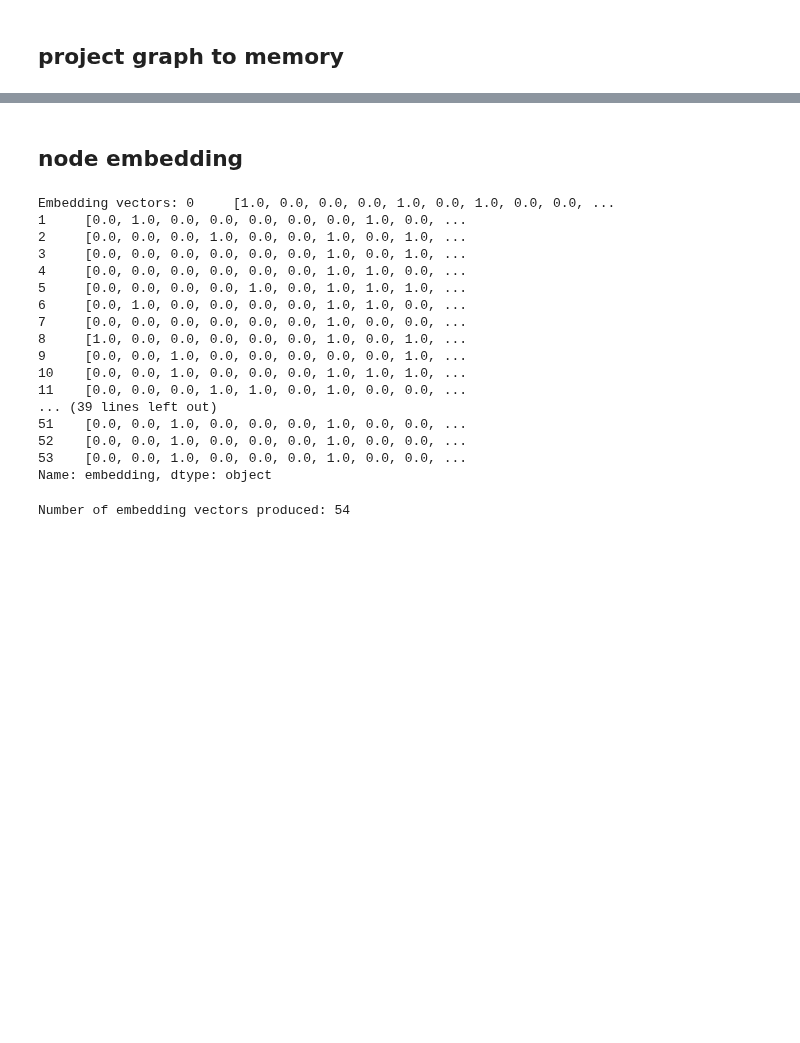
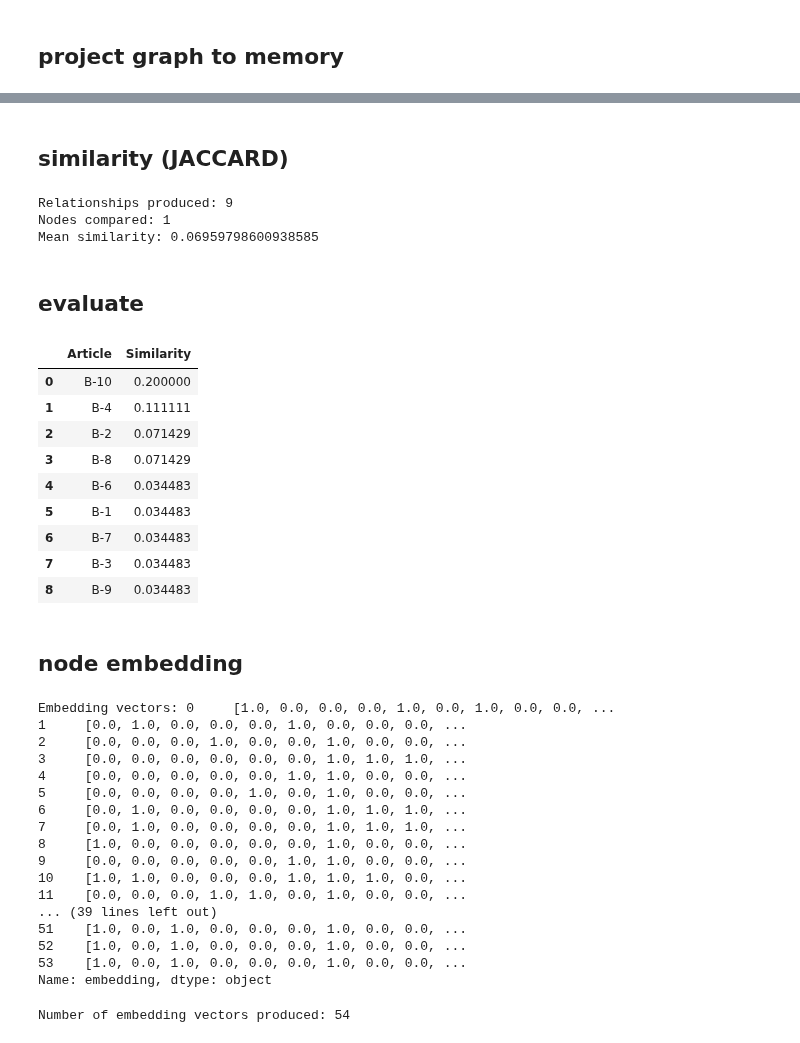
Before and after one commit to smallcat9603/graph, a Jupyter notebook: dnp/kg/neo4j.ipynb, the cells around one changed output, grey strips where cells are left out. Saved outputs shown, nothing was run; the diff lists cells and outputs as text; code cells hidden in the pictures; blank space fills up the shorter version.

```diff
--- a/dnp/kg/neo4j.ipynb
+++ b/dnp/kg/neo4j.ipynb
@@ -352,5 +352,44 @@ The projection took 5 ms
 Graph 'testgraph' node count: 54
 Graph 'testgraph' node labels: ['Input', 'Article', 'Noun']
+# %% [markdown]
+## similarity (JACCARD)
+# %%
+result = gds.nodeSimilarity.filtered.write(
+    G,
+    writeRelationshipType='SIMILAR_J',
+    writeProperty='score',
+    relationshipWeightProperty="rank",
+    sourceNodeFilter="Input",
+    targetNodeFilter="Article",
+)
+
+print(f"Relationships produced: {result['relationshipsWritten']}")
+print(f"Nodes compared: {result['nodesCompared']}")
+print(f"Mean similarity: {result['similarityDistribution']['mean']}")
+# %% [output]
+Relationships produced: 9
+Nodes compared: 1
+Mean similarity: 0.06959798600938585
+# %% [markdown]
+## evaluate
+# %%
+query = """
+MATCH (i:Input)-[r:SIMILAR_J]-(a:Article)
+RETURN a.name AS Article, r.score AS Similarity
+ORDER BY Similarity DESC
+"""
+gds.run_cypher(query)
+# %% [output]
+|  | Article | Similarity |
+| 0 | B-10 | 0.200000 |
+| 1 | B-4 | 0.111111 |
+| 2 | B-2 | 0.071429 |
+| 3 | B-8 | 0.071429 |
+| 4 | B-6 | 0.034483 |
+| 5 | B-1 | 0.034483 |
+| 6 | B-7 | 0.034483 |
+| 7 | B-3 | 0.034483 |
+| 8 | B-9 | 0.034483 |
 # %% [markdown]
 ## node embedding
 # %%
@@ -375,21 +414,21 @@ result = gds.beta.hashgnn.stream(
 print(f"Embedding vectors: {result['embedding']}")
 # %% [output]
 Embedding vectors: 0     [1.0, 0.0, 0.0, 0.0, 1.0, 0.0, 1.0, 0.0, 0.0, ...
-1     [0.0, 1.0, 0.0, 0.0, 0.0, 0.0, 0.0, 1.0, 0.0, ...
-2     [0.0, 0.0, 0.0, 1.0, 0.0, 0.0, 1.0, 0.0, 1.0, ...
-3     [0.0, 0.0, 0.0, 0.0, 0.0, 0.0, 1.0, 0.0, 1.0, ...
-4     [0.0, 0.0, 0.0, 0.0, 0.0, 0.0, 1.0, 1.0, 0.0, ...
-5     [0.0, 0.0, 0.0, 0.0, 1.0, 0.0, 1.0, 1.0, 1.0, ...
-6     [0.0, 1.0, 0.0, 0.0, 0.0, 0.0, 1.0, 1.0, 0.0, ...
-7     [0.0, 0.0, 0.0, 0.0, 0.0, 0.0, 1.0, 0.0, 0.0, ...
-8     [1.0, 0.0, 0.0, 0.0, 0.0, 0.0, 1.0, 0.0, 1.0, ...
-9     [0.0, 0.0, 1.0, 0.0, 0.0, 0.0, 0.0, 0.0, 1.0, ...
-10    [0.0, 0.0, 1.0, 0.0, 0.0, 0.0, 1.0, 1.0, 1.0, ...
+1     [0.0, 1.0, 0.0, 0.0, 0.0, 1.0, 0.0, 0.0, 0.0, ...
+2     [0.0, 0.0, 0.0, 1.0, 0.0, 0.0, 1.0, 0.0, 0.0, ...
+3     [0.0, 0.0, 0.0, 0.0, 0.0, 0.0, 1.0, 1.0, 1.0, ...
+4     [0.0, 0.0, 0.0, 0.0, 0.0, 1.0, 1.0, 0.0, 0.0, ...
+5     [0.0, 0.0, 0.0, 0.0, 1.0, 0.0, 1.0, 0.0, 0.0, ...
+6     [0.0, 1.0, 0.0, 0.0, 0.0, 0.0, 1.0, 1.0, 1.0, ...
+7     [0.0, 1.0, 0.0, 0.0, 0.0, 0.0, 1.0, 1.0, 1.0, ...
+8     [1.0, 0.0, 0.0, 0.0, 0.0, 0.0, 1.0, 0.0, 0.0, ...
+9     [0.0, 0.0, 0.0, 0.0, 0.0, 1.0, 1.0, 0.0, 0.0, ...
+10    [1.0, 1.0, 0.0, 0.0, 0.0, 1.0, 1.0, 1.0, 0.0, ...
 11    [0.0, 0.0, 0.0, 1.0, 1.0, 0.0, 1.0, 0.0, 0.0, ...
 ... (39 lines left out)
-51    [0.0, 0.0, 1.0, 0.0, 0.0, 0.0, 1.0, 0.0, 0.0, ...
-52    [0.0, 0.0, 1.0, 0.0, 0.0, 0.0, 1.0, 0.0, 0.0, ...
-53    [0.0, 0.0, 1.0, 0.0, 0.0, 0.0, 1.0, 0.0, 0.0, ...
+51    [1.0, 0.0, 1.0, 0.0, 0.0, 0.0, 1.0, 0.0, 0.0, ...
+52    [1.0, 0.0, 1.0, 0.0, 0.0, 0.0, 1.0, 0.0, 0.0, ...
+53    [1.0, 0.0, 1.0, 0.0, 0.0, 0.0, 1.0, 0.0, 0.0, ...
 Name: embedding, dtype: object
 # %%
 # fastrp
```
Also changed, not shown: parts of 9 cells of this notebook.
